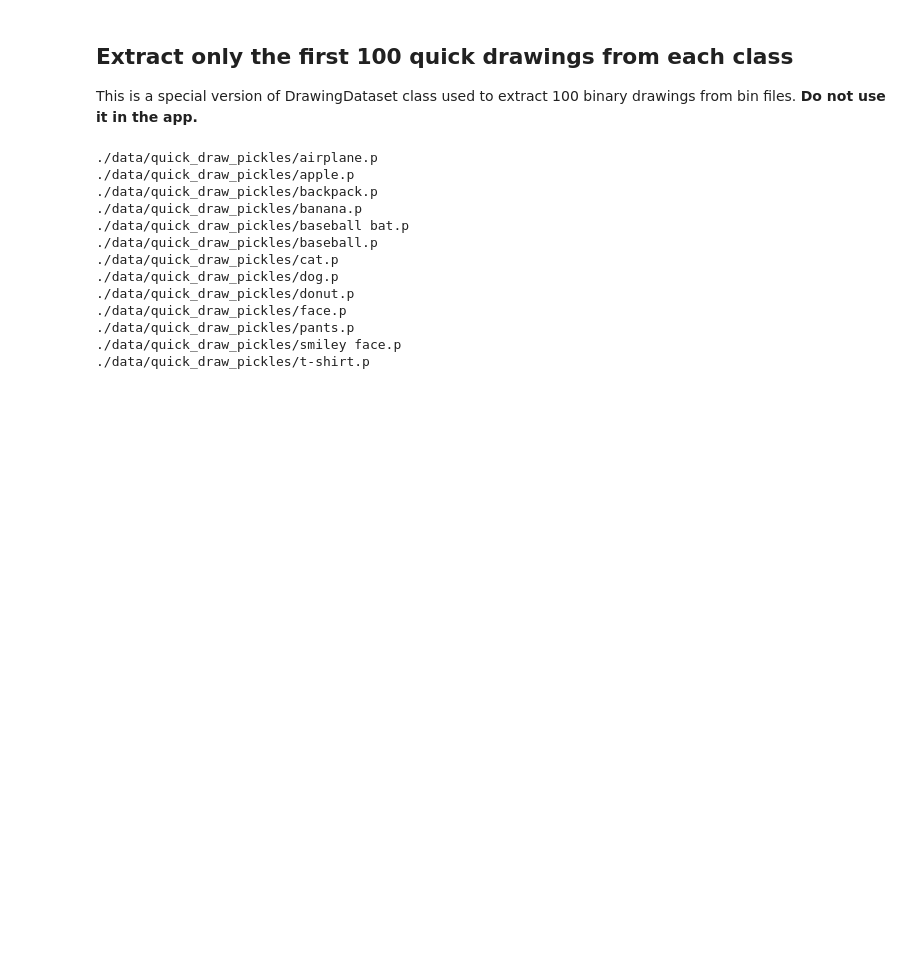
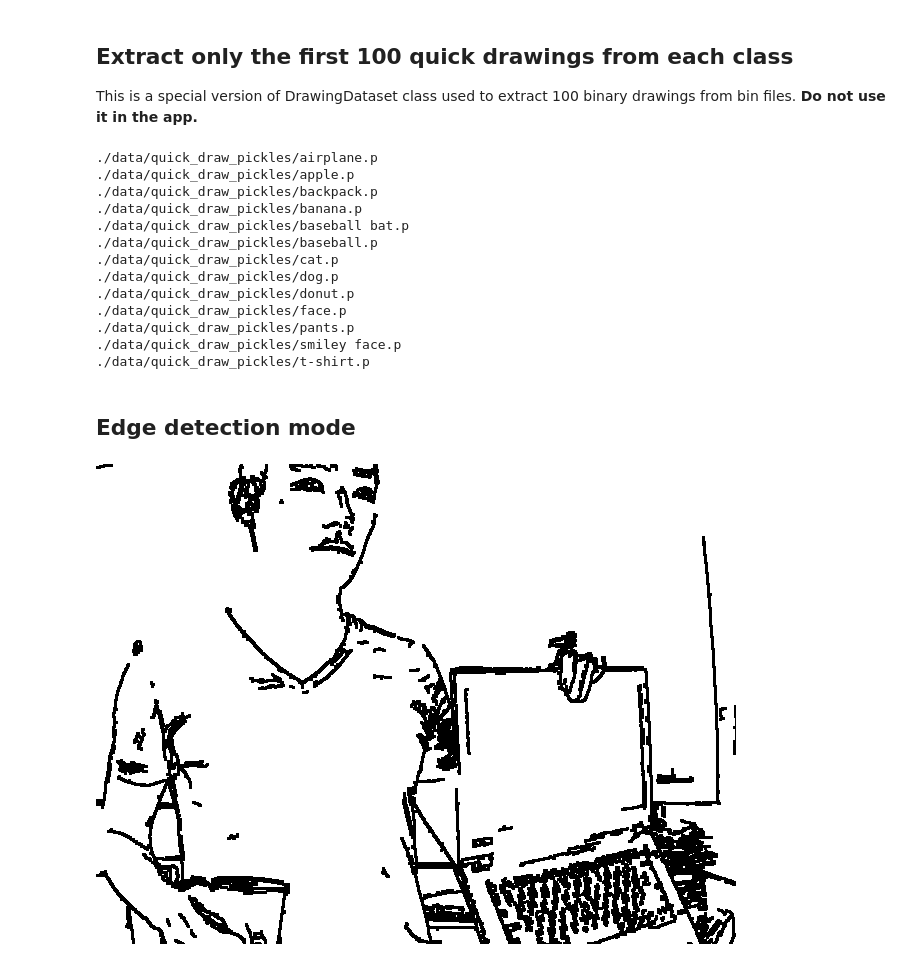
Before and after one commit to Tony607/voice-camera, a Jupyter notebook: prototype.ipynb, the cells around one changed output. Saved outputs shown, nothing was run; the diff lists cells and outputs as text; code cells hidden in the pictures; blank space fills up the shorter version.

Commit message:
convert to PIL image first

```diff
--- a/prototype.ipynb
+++ b/prototype.ipynb
@@ -234,3 +234,18 @@ for binFile in binFiles:
 ./data/quick_draw_pickles/pants.p
 ./data/quick_draw_pickles/smiley face.p
 ./data/quick_draw_pickles/t-shirt.p
+# %% [markdown]
+##  Edge detection mode
+# %%
+import cv2
+import numpy as np
+from PIL import Image
+
+TEST_IMAGE_PATH = 'image.jpg'
+frame = cv2.imread(TEST_IMAGE_PATH, 0)
+frame = cv2.Canny(frame,210, 100)
+kernel = np.ones((2,2),np.uint8)
+frame = cv2.dilate(frame,kernel,iterations = 2)
+Image.fromarray(255-frame)
+# %% [output]
+[figure, added]
```
Also changed, not shown: 1 other file.
